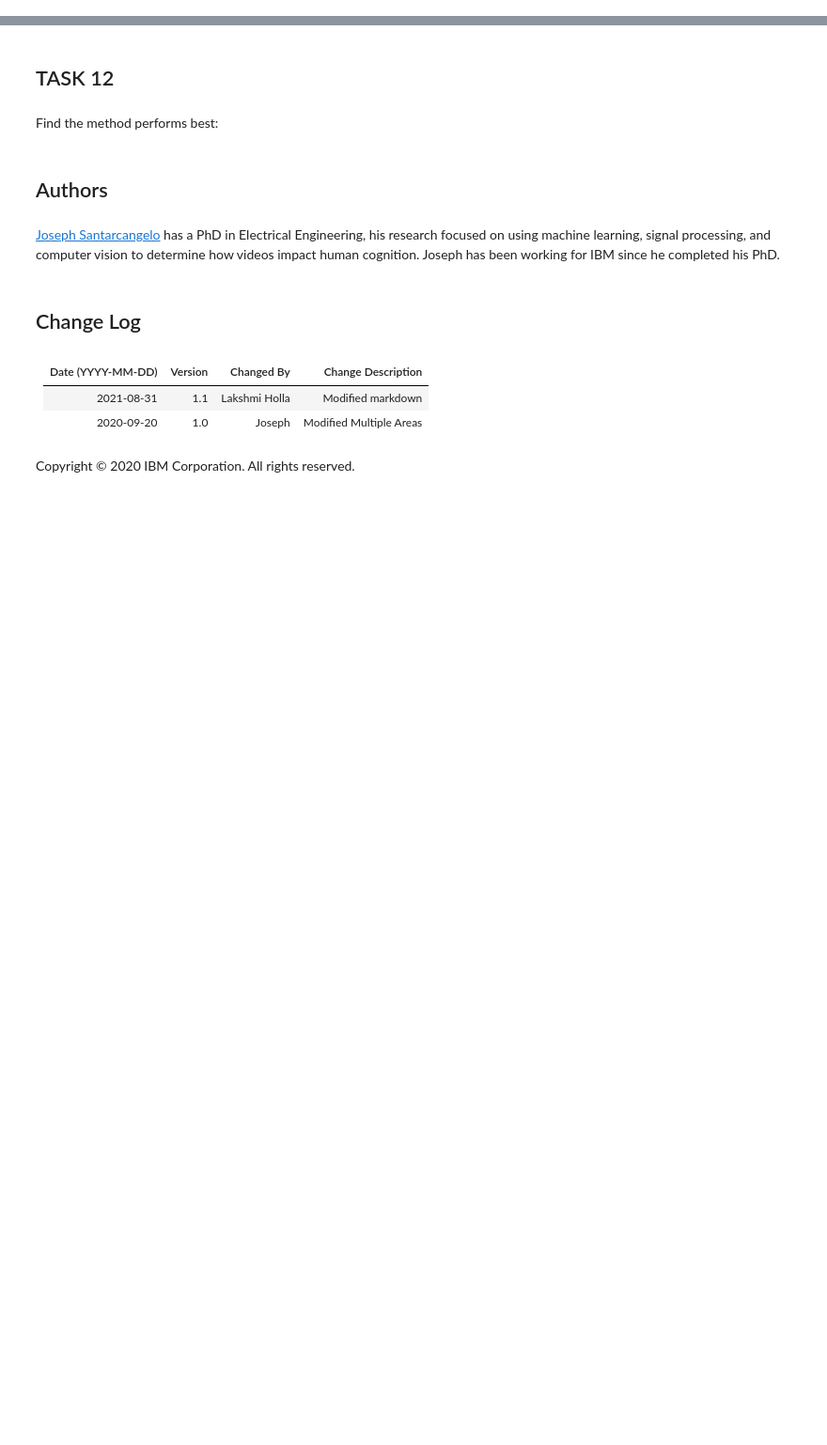
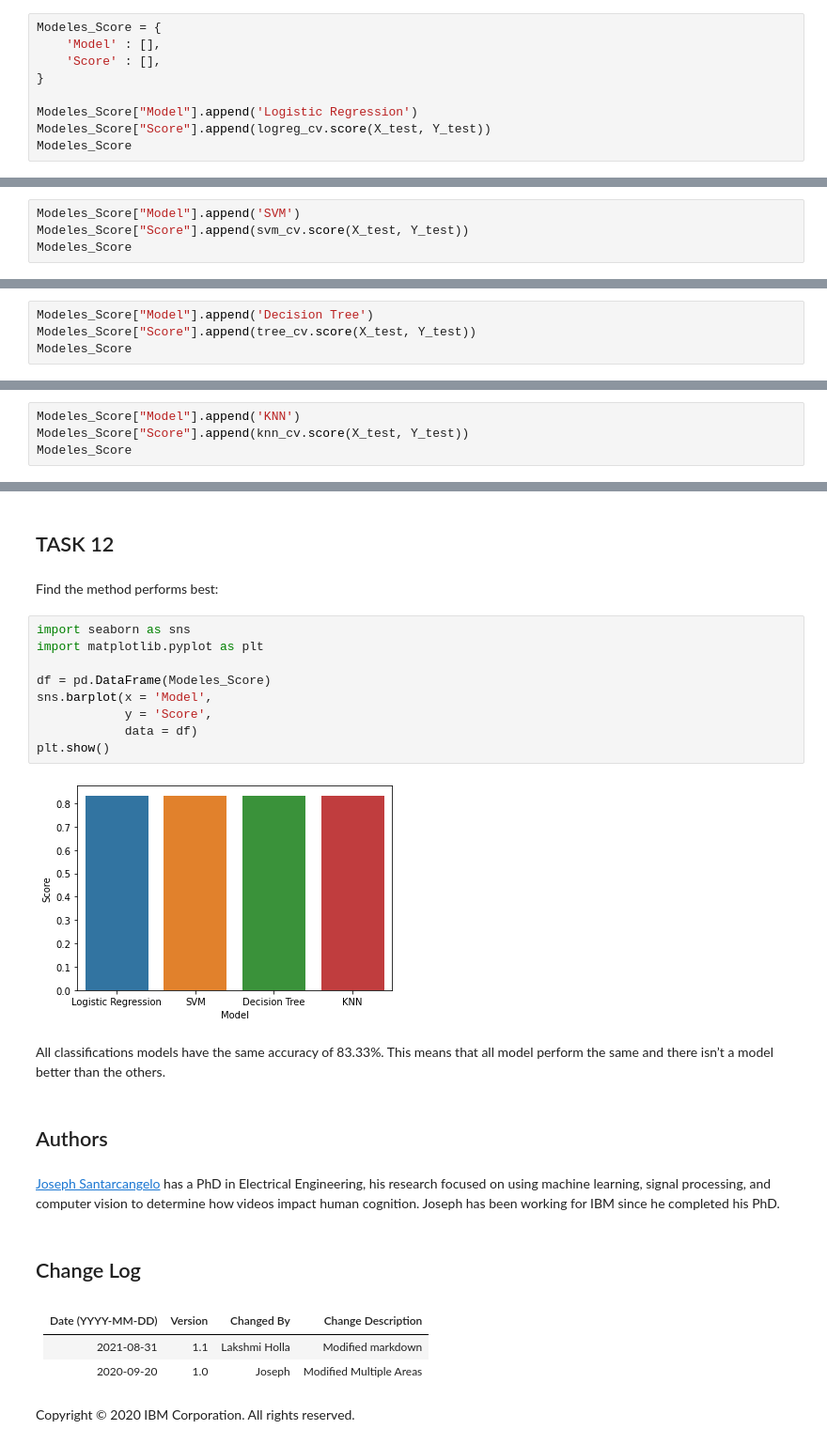
Before and after one commit to mahmoudmak/ibm-ds-capstone, a Jupyter notebook: Machine Learning Prediction.ipynb, the cells around one changed output, grey strips where cells are left out. Shown at 94% size. Cells and saved outputs as stored; diff of their text form; blank space fills up the shorter version.

```diff
--- a/Machine Learning Prediction.ipynb
+++ b/Machine Learning Prediction.ipynb
@@ -218,2 +218,11 @@ plot_confusion_matrix(Y_test,yhat)
 # %% [markdown]
 Examining the confusion matrix, we see that logistic regression can distinguish between the different classes.  We see that the major problem is false positives.
+# %%
+Modeles_Score = {
+    'Model' : [],
+    'Score' : [],
+}
+
+Modeles_Score["Model"].append('Logistic Regression')
+Modeles_Score["Score"].append(logreg_cv.score(X_test, Y_test))
+Modeles_Score
@@ -256,0 +268,4 @@ plot_confusion_matrix(Y_test,yhat)
+# %%
+Modeles_Score["Model"].append('SVM')
+Modeles_Score["Score"].append(svm_cv.score(X_test, Y_test))
+Modeles_Score
@@ -298,0 +316,4 @@ plot_confusion_matrix(Y_test,yhat)
+# %%
+Modeles_Score["Model"].append('Decision Tree')
+Modeles_Score["Score"].append(tree_cv.score(X_test, Y_test))
+Modeles_Score
@@ -336,0 +361,4 @@ plot_confusion_matrix(Y_test,yhat)
+# %%
+Modeles_Score["Model"].append('KNN')
+Modeles_Score["Score"].append(knn_cv.score(X_test, Y_test))
+Modeles_Score
@@ -338,6 +372,19 @@ plot_confusion_matrix(Y_test,yhat)
 ## TASK  12
 # %% [markdown]
 Find the method performs best:
+# %%
+import seaborn as sns
+import matplotlib.pyplot as plt
+
+df = pd.DataFrame(Modeles_Score)
+sns.barplot(x = 'Model',
+            y = 'Score',
+            data = df)
+plt.show()
+# %% [output]
+[figure, added]
+# %% [markdown]
+All classifications models have the same accuracy of 83.33%. This means that all model perform the same and there isn’t a model better than the others.
 # %% [markdown]
 ## Authors
 # %% [markdown]
```
Also changed, not shown: parts of 11 cells of this notebook.
